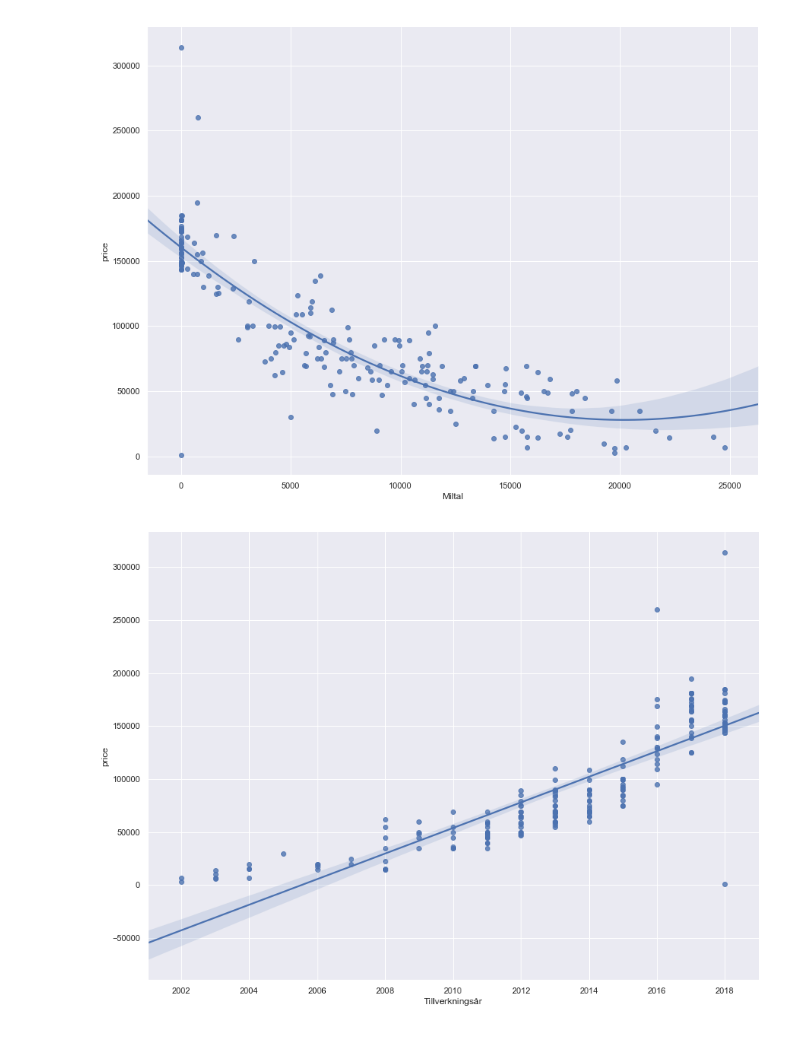
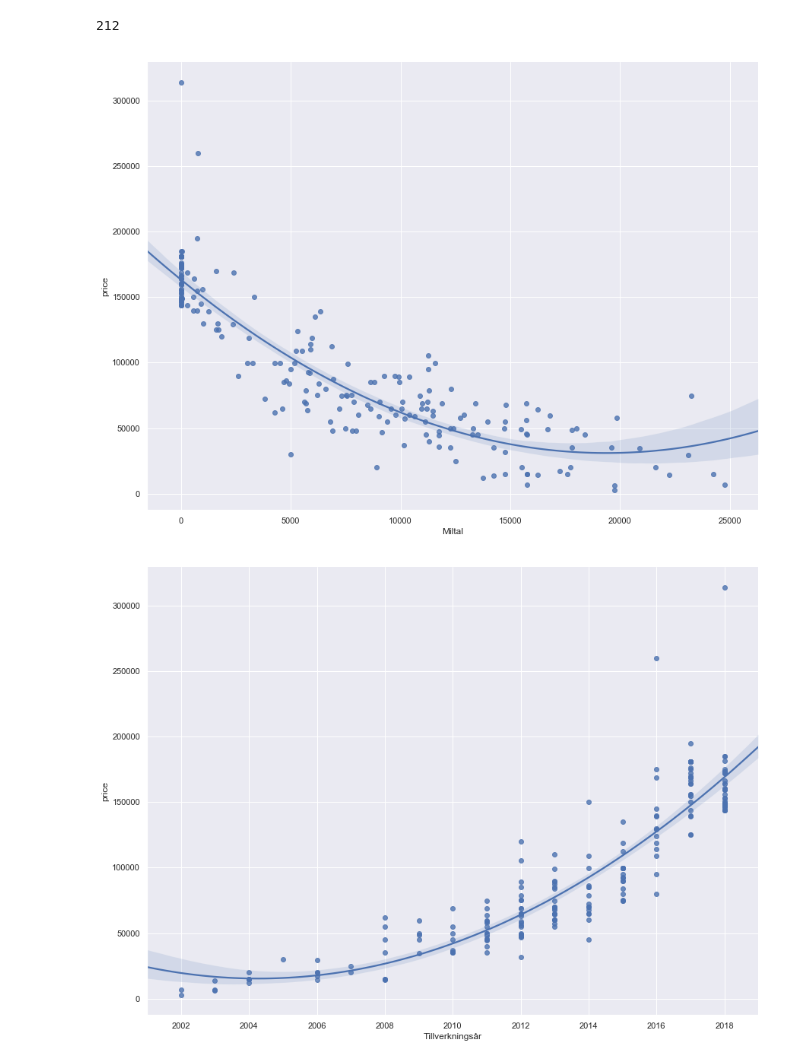
Before and after one commit to martinlarsalbert/blocket, a Jupyter notebook: blocket.ipynb, the cells around one changed output. Drawn from its saved outputs; the diff is of its cells as text; code cells hidden in the pictures.

```diff
--- a/blocket.ipynb
+++ b/blocket.ipynb
@@ -74,7 +74,7 @@ item_details = html2.find('div',attrs = {'id':'item_details'})
 # %%
 items = item_details.find_all('dl',attrs={'class':'col-xs-4'})
 # %%
-item = items[0]
+item = items[1]
 # %%
 item
 # %% [output]
@@ -125,7 +131,7 @@ def parse_car(href):
         data[key] = value
 
     data['header'] = name
-    data.name = find_id_from_href(href = item_link['href'])
+    data.name = find_id_from_href(href = href)
 
     price = html.find('div',attrs={'id':'vi_price'})
     data['price'] = clean_price(price.text)
@@ -149,6 +163,7 @@ car_paths = OrderedDict()
 car_paths['kangoo'] = r'https://www.blocket.se/goteborg/bilar?cg=1020&w=1&st=s&ccco=1&ca=15&is=1&l=0&md=th&cb=30&cbl1=4'
 car_paths['berlingo'] = r'https://www.blocket.se/goteborg/bilar?cg=1020&w=1&st=s&ca=31&is=1&l=0&md=th&cb=7&cbl1=1'
 car_paths['partner'] = r'https://www.blocket.se/goteborg/bilar?ca=15&st=s&cg=1020&cb=27&cbl1=14'
+car_paths['caddy'] = r'https://www.blocket.se/goteborg/bilar?cg=1020&w=1&st=s&ccco=1&ca=15&is=1&l=0&md=th&cb=40&cbl1=2'
 # %%
 def get_cars(car_path,max_cars = None):
 
@@ -211,6 +226,9 @@ df_cars['Miltal'] = df_cars['Miltal'].apply(func = decode_miltal)
 # %%
 float_cols = ['Miltal','Modellår','Tillverkningsår']
 df_cars[float_cols] = df_cars[float_cols].astype(float)
+# %%
+index = (df_cars['price'] > 2000)
+df_cars = df_cars.loc[index]
 # %%
 try:
     old_cars = pd.read_csv('cars.csv',sep = ';',index_col = 0)
@@ -220,16 +238,20 @@ else:
     df_cars = df_cars.combine_first(old_cars)
 # %%
 df_cars.to_csv('cars.csv',sep = ';')
+# %%
+len(df_cars)
+# %% [output]
+212
 # %%
 a = sns.lmplot(x="Miltal", y="price", data=df_cars,order=2)
 a.fig.set_size_inches(15,10)
 # %% [output]
-[figure, old version]
+[figure, new version]
 # %%
-a = sns.lmplot(x="Tillverkningsår", y="price", data=df_cars)
+a = sns.lmplot(x="Tillverkningsår", y="price", data=df_cars,order = 2)
 a.fig.set_size_inches(15,10)
 # %% [output]
-[figure, old version]
+[figure, new version]
 # %%
 for car_type,group in df_cars.groupby(by = 'car type'):
 
```
Also changed, not shown: parts of 10 cells of this notebook, 1 other file.
